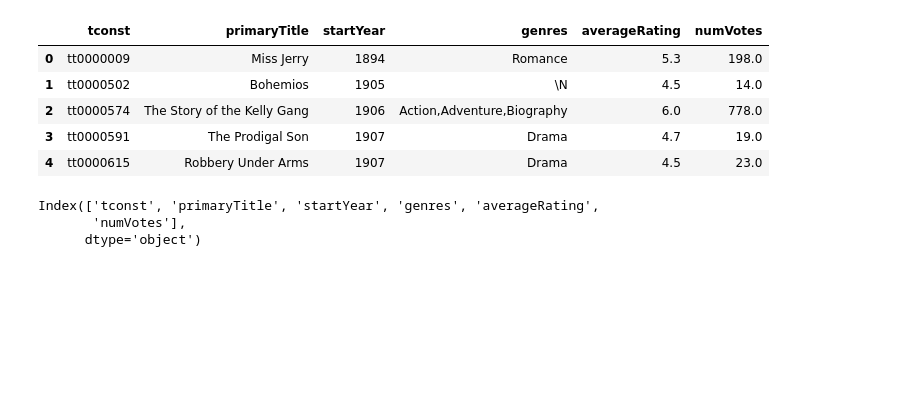
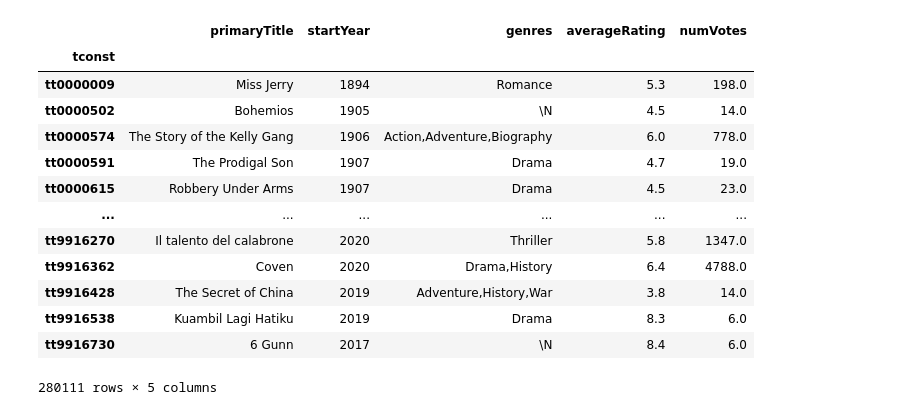
Before and after one commit to Qing201/StudyNote, a Jupyter notebook: Machine_Learning/EEP596_RecSys/Homeworks/Project/Project.ipynb, the cells around one changed output. Drawn from its saved outputs; the diff is of its cells as text; code cells hidden in the pictures; blank space fills up the shorter version.

```diff
--- a/Machine_Learning/EEP596_RecSys/Homeworks/Project/Project.ipynb
+++ b/Machine_Learning/EEP596_RecSys/Homeworks/Project/Project.ipynb
@@ -3,3 +3,5 @@ import torch
 import pandas as pd
 # %%
 df = pd.read_csv('Data/movie.csv')
+title = df[['tconst', 'primaryTitle']]
+df.set_index('tconst', inplace = True)
@@ -6,15 +20,17 @@ df = pd.read_csv('Data/movie.csv')
 # %%
-df.head()
+df.dropna()
 # %% [output]
-|  | tconst | primaryTitle | startYear | genres | averageRating | numVotes |
-| 0 | tt0000009 | Miss Jerry | 1894 | Romance | 5.3 | 198.0 |
-| 1 | tt0000502 | Bohemios | 1905 | \N | 4.5 | 14.0 |
-| 2 | tt0000574 | The Story of the Kelly Gang | 1906 | Action,Adventure,Biography | 6.0 | 778.0 |
-| 3 | tt0000591 | The Prodigal Son | 1907 | Drama | 4.7 | 19.0 |
-| 4 | tt0000615 | Robbery Under Arms | 1907 | Drama | 4.5 | 23.0 |
+|  | primaryTitle | startYear | genres | averageRating | numVotes |
+| tconst |  |  |  |  |  |
+| tt0000009 | Miss Jerry | 1894 | Romance | 5.3 | 198.0 |
+| tt0000502 | Bohemios | 1905 | \N | 4.5 | 14.0 |
+| tt0000574 | The Story of the Kelly Gang | 1906 | Action,Adventure,Biography | 6.0 | 778.0 |
+| tt0000591 | The Prodigal Son | 1907 | Drama | 4.7 | 19.0 |
+| tt0000615 | Robbery Under Arms | 1907 | Drama | 4.5 | 23.0 |
+| ... | ... | ... | ... | ... | ... |
+| tt9916270 | Il talento del calabrone | 2020 | Thriller | 5.8 | 1347.0 |
+| tt9916362 | Coven | 2020 | Drama,History | 6.4 | 4788.0 |
+| tt9916428 | The Secret of China | 2019 | Adventure,History,War | 3.8 | 14.0 |
+| tt9916538 | Kuambil Lagi Hatiku | 2019 | Drama | 8.3 | 6.0 |
+| tt9916730 | 6 Gunn | 2017 | \N | 8.4 | 6.0 |
+280111 rows × 5 columns
-# %%
-df.columns
-# %% [output]
-Index(['tconst', 'primaryTitle', 'startYear', 'genres', 'averageRating',
-       'numVotes'],
-      dtype='object')
```
Also changed, not shown: parts of 1 cell of this notebook, 2 other files.
